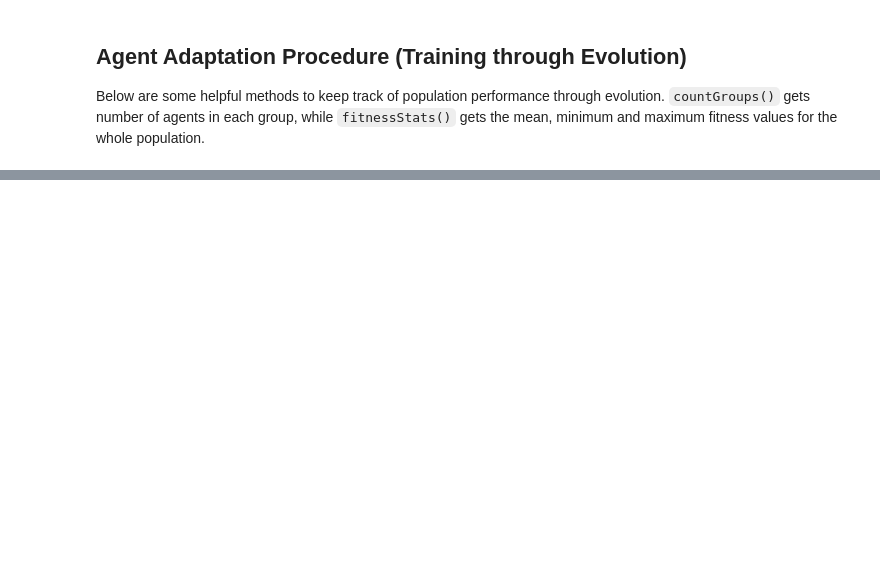
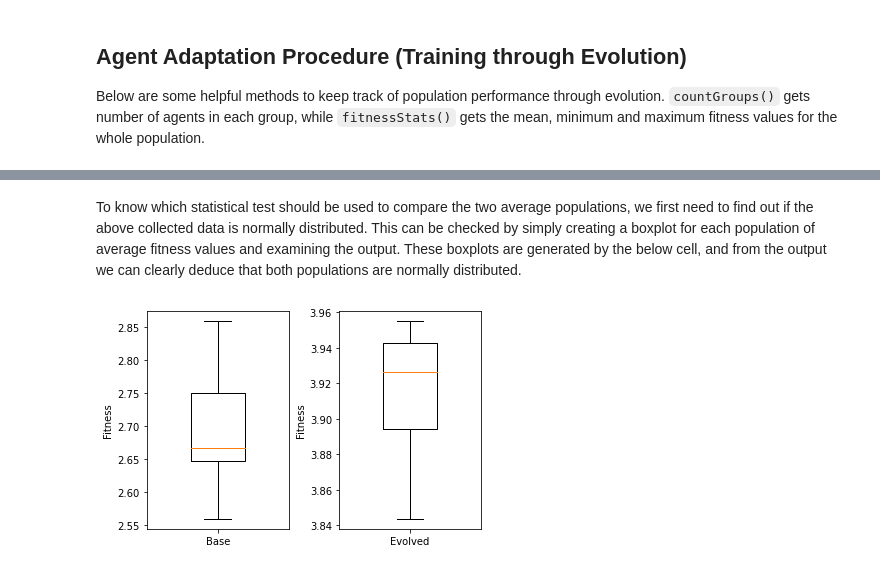
Before and after one commit to JDHProjects/evac-2-assessment, a Jupyter notebook: assessment.ipynb, the cells around one changed output, grey strips where cells are left out. Saved outputs shown, nothing was run; the diff lists cells and outputs as text; code cells hidden in the pictures; blank space fills up the shorter version.

```diff
--- a/assessment.ipynb
+++ b/assessment.ipynb
@@ -367,0 +473,24 @@ Group count  : [3, 986, 6, 5]
+# %% [markdown]
+To know which statistical test should be used to compare the two average populations, we first need to find out if the above collected data is normally distributed. This can be checked by simply creating a boxplot for each population of average fitness values and examining the output. These boxplots are generated by the below cell, and from the output we can clearly deduce that both populations are normally distributed.
+# %%
+# setup subplots to display two graphs
+figure, axis = plt.subplots(1,2)
+# appropriately space graphs
+figure.subplots_adjust(wspace=0.35)
+# plot base fitness box
+axis[0].boxplot([avgBaseFitnesses])
+# appropriate space box in graph
+axis[0].set_xlim(0.8, 1.2)
+# set labels
+axis[0].set_xticklabels(["Base"])
+axis[0].set_ylabel('Fitness')
+# plot evolved fitness box
+axis[1].boxplot([avgEvolvedFitnesses])
+# appropriate space box in graph
+axis[1].set_xlim(0.8, 1.2)
+# set labels
+axis[1].set_xticklabels(["Evolved"])
+axis[1].set_ylabel('Fitness')
+plt.show()
+# %% [output]
+[figure, added]
```
Also changed, not shown: parts of 19 cells of this notebook, 10 other files.
